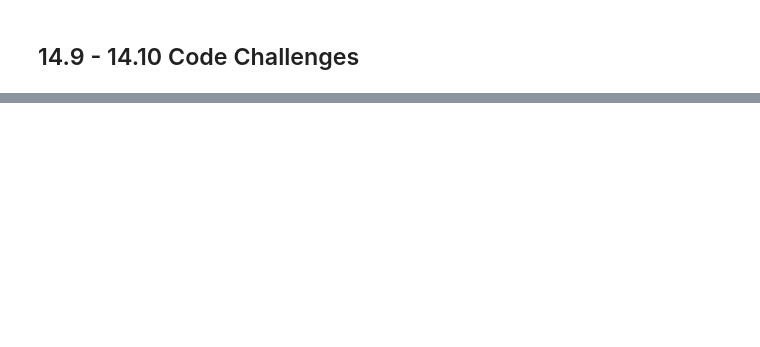
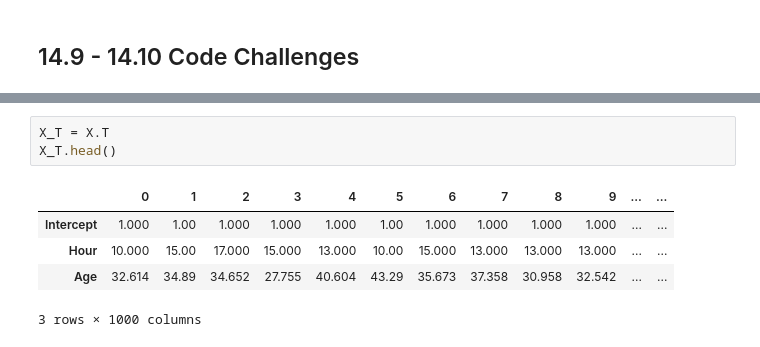
Before and after one commit to BrianLDev/Linear-Algebra-Code-Book, a Jupyter notebook: Ch14-Least_Squares.ipynb, the cells around one changed output, grey strips where cells are left out. Cells and saved outputs as stored; diff of their text form; blank space fills up the shorter version.

```diff
--- a/Ch14-Least_Squares.ipynb
+++ b/Ch14-Least_Squares.ipynb
@@ -407,0 +484,9 @@ do with group?
+# %%
+X_T = X.T
+X_T.head()
+# %% [output]
+|  | 0 | 1 | 2 | 3 | 4 | 5 | 6 | 7 | 8 | 9 | ... | ... |
+| Intercept | 1.000 | 1.00 | 1.000 | 1.000 | 1.000 | 1.00 | 1.000 | 1.000 | 1.000 | 1.000 | ... | ... |
+| Hour | 10.000 | 15.00 | 17.000 | 15.000 | 13.000 | 10.00 | 15.000 | 13.000 | 13.000 | 13.000 | ... | ... |
+| Age | 32.614 | 34.89 | 34.652 | 27.755 | 40.604 | 43.29 | 35.673 | 37.358 | 30.958 | 32.542 | ... | ... |
+3 rows × 1000 columns
```
Also changed, not shown: parts of 22 cells of this notebook, 1 other file.
